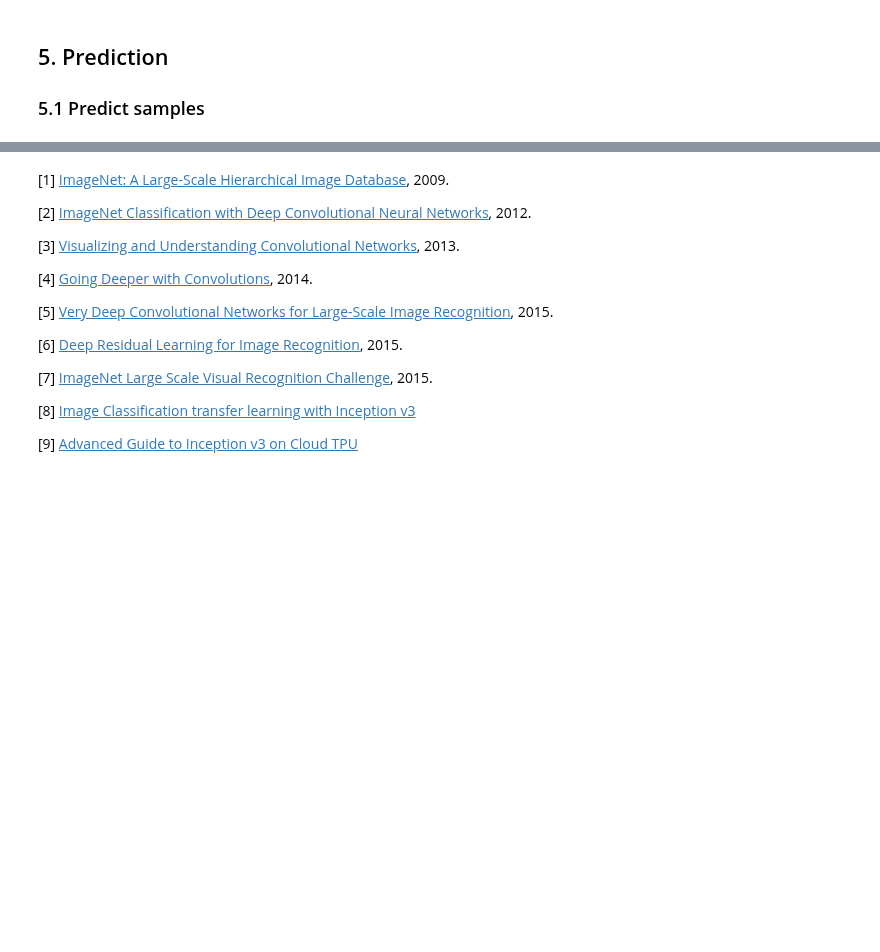
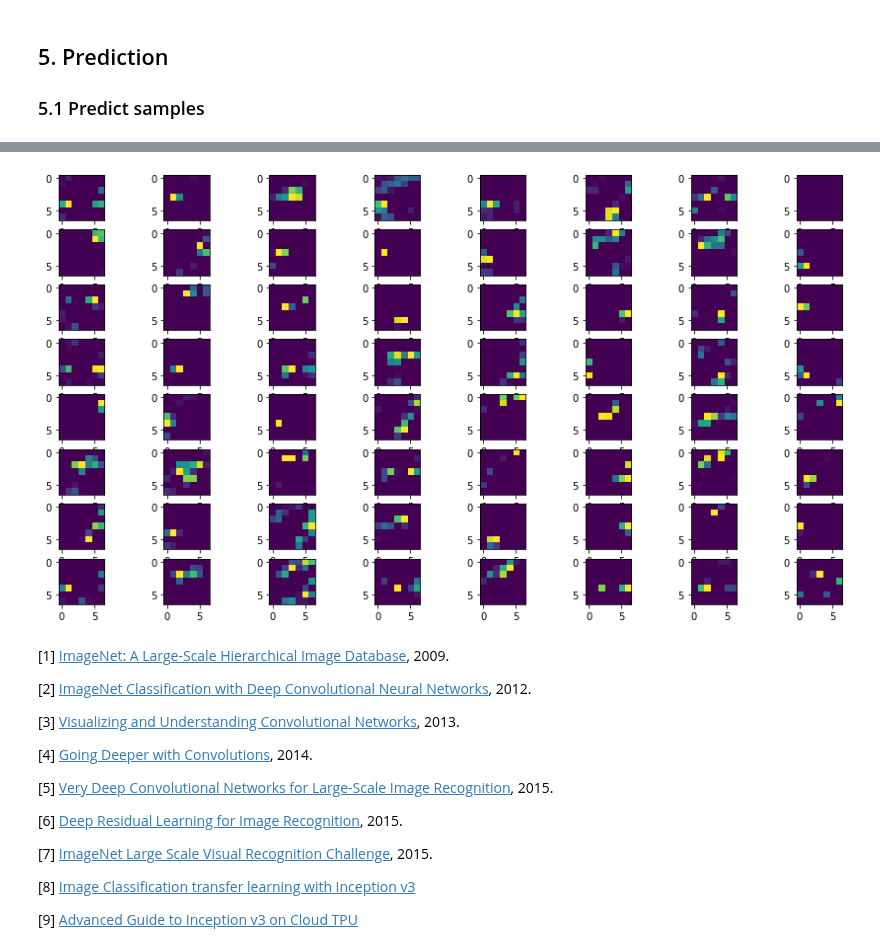
Before and after one commit to jgdelrio/tutorials, a Jupyter notebook: ComputerVision/03_Computer_Vision_Image_Classification.ipynb, the cells around one changed output, grey strips where cells are left out. Cells and saved outputs as stored; diff of their text form; code cells hidden in the pictures; blank space fills up the shorter version.

```diff
--- a/ComputerVision/03_Computer_Vision_Image_Classification.ipynb
+++ b/ComputerVision/03_Computer_Vision_Image_Classification.ipynb
@@ -575,3 +630,7 @@ submission = pd.concat([pd.Series(range(1,28001),name="ImageId"), results], axis
+# %%
+display_features(features, 7, 8)
+# %% [output]
+[figure, added]
 # %% [markdown]
 [1] [ImageNet: A Large-Scale Hierarchical Image Database](https://ieeexplore.ieee.org/document/5206848), 2009.
 
```
Also changed, not shown: parts of 10 cells of this notebook, 31 other files.
